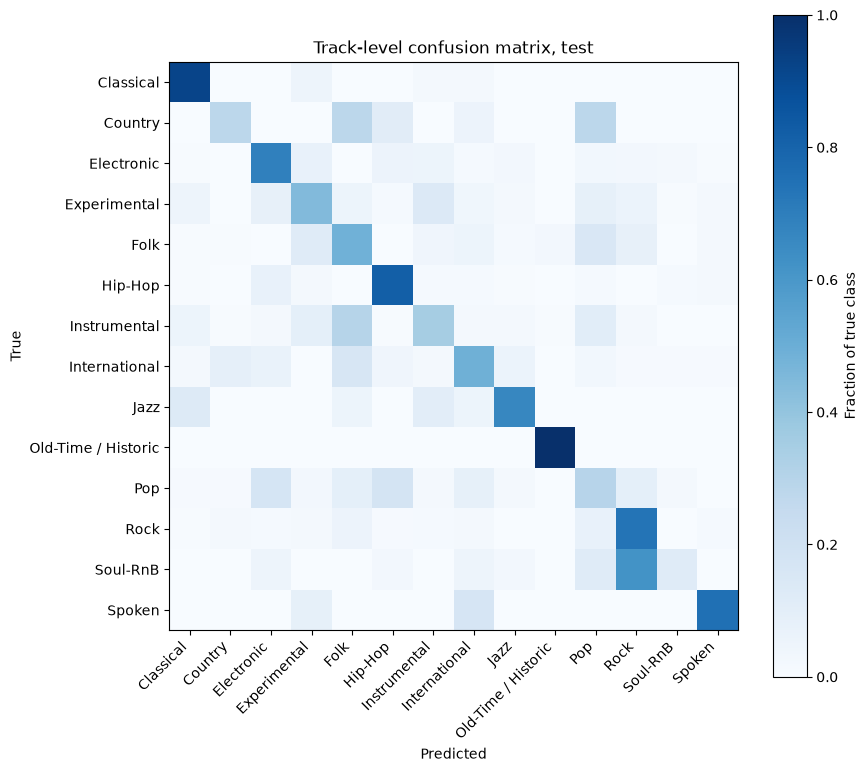
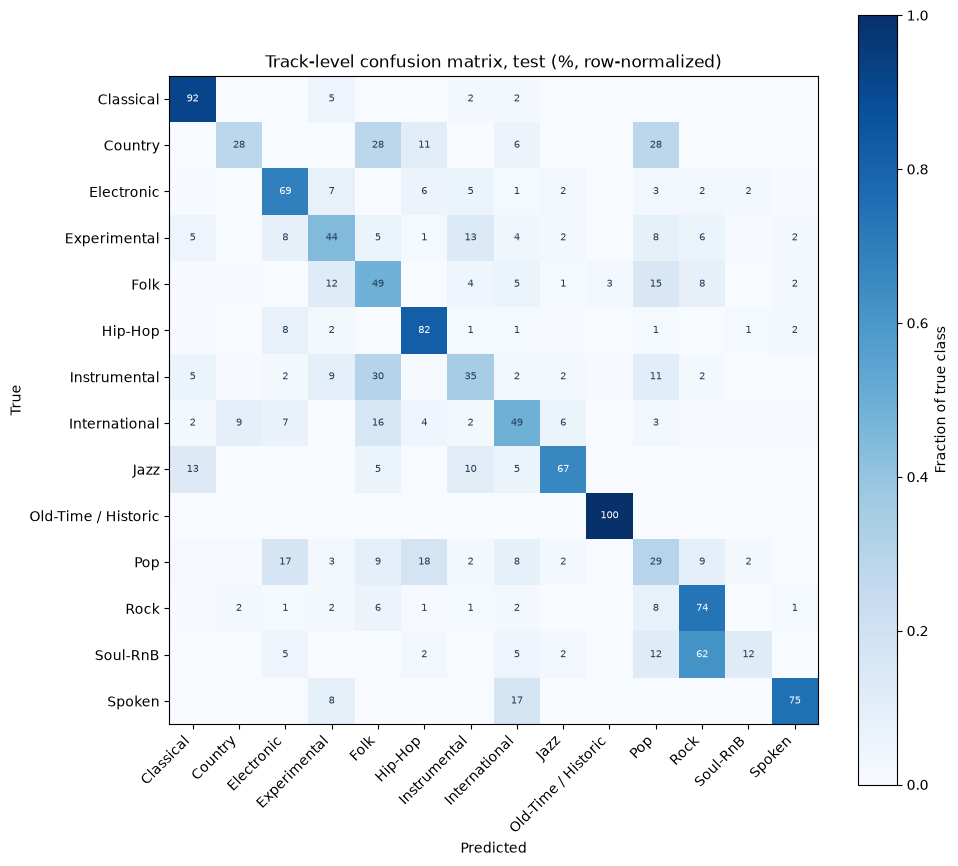
Code edit (unified diff) that turned the first committed figure into the second:
--- before
+++ after
@@ -1,12 +1,20 @@
 cm = confusion_matrix(track_true, track_pred, normalize='true')
 
-plt.figure(figsize=(9, 8))
+plt.figure(figsize=(10, 9))
 plt.imshow(cm, vmin=0, vmax=1, cmap='Blues')
 plt.colorbar(label='Fraction of true class')
+# cell annotations in percent; near-zero cells stay empty for readability
+for i in range(len(test.classes)):
+    for j in range(len(test.classes)):
+        v = cm[i, j]
+        if v < 0.01:
+            continue
+        plt.text(j, i, f'{v * 100:.0f}', ha='center', va='center',
+                 fontsize=7, color='white' if v > 0.5 else '#1f3b57')
 plt.xticks(range(len(test.classes)), test.classes, rotation=45, ha='right')
 plt.yticks(range(len(test.classes)), test.classes)
 plt.xlabel('Predicted')
 plt.ylabel('True')
-plt.title('Track-level confusion matrix, test')
+plt.title('Track-level confusion matrix, test (%, row-normalized)')
 plt.tight_layout()
 plt.show()

Commit: Annotate confusion matrix cells with percentages